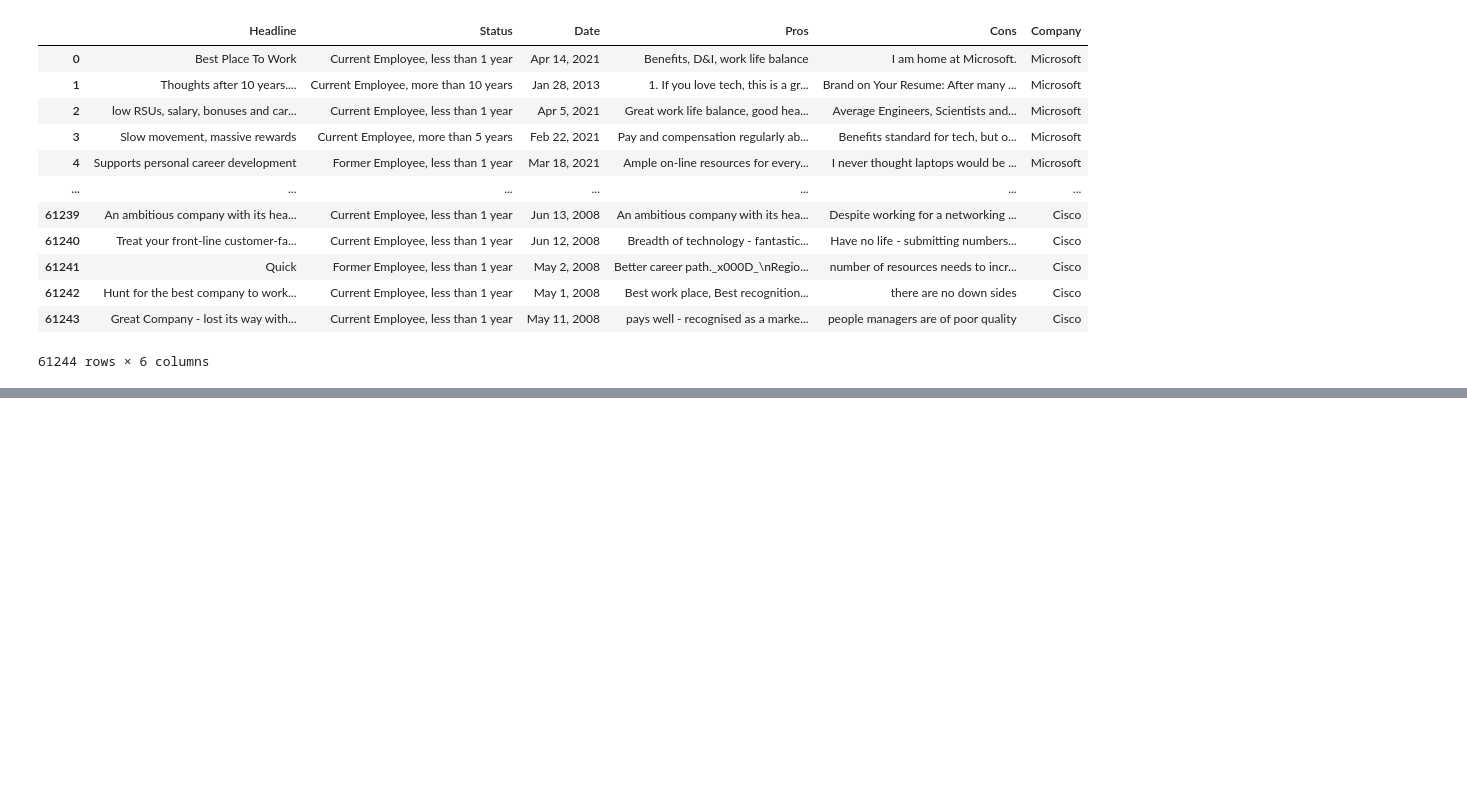
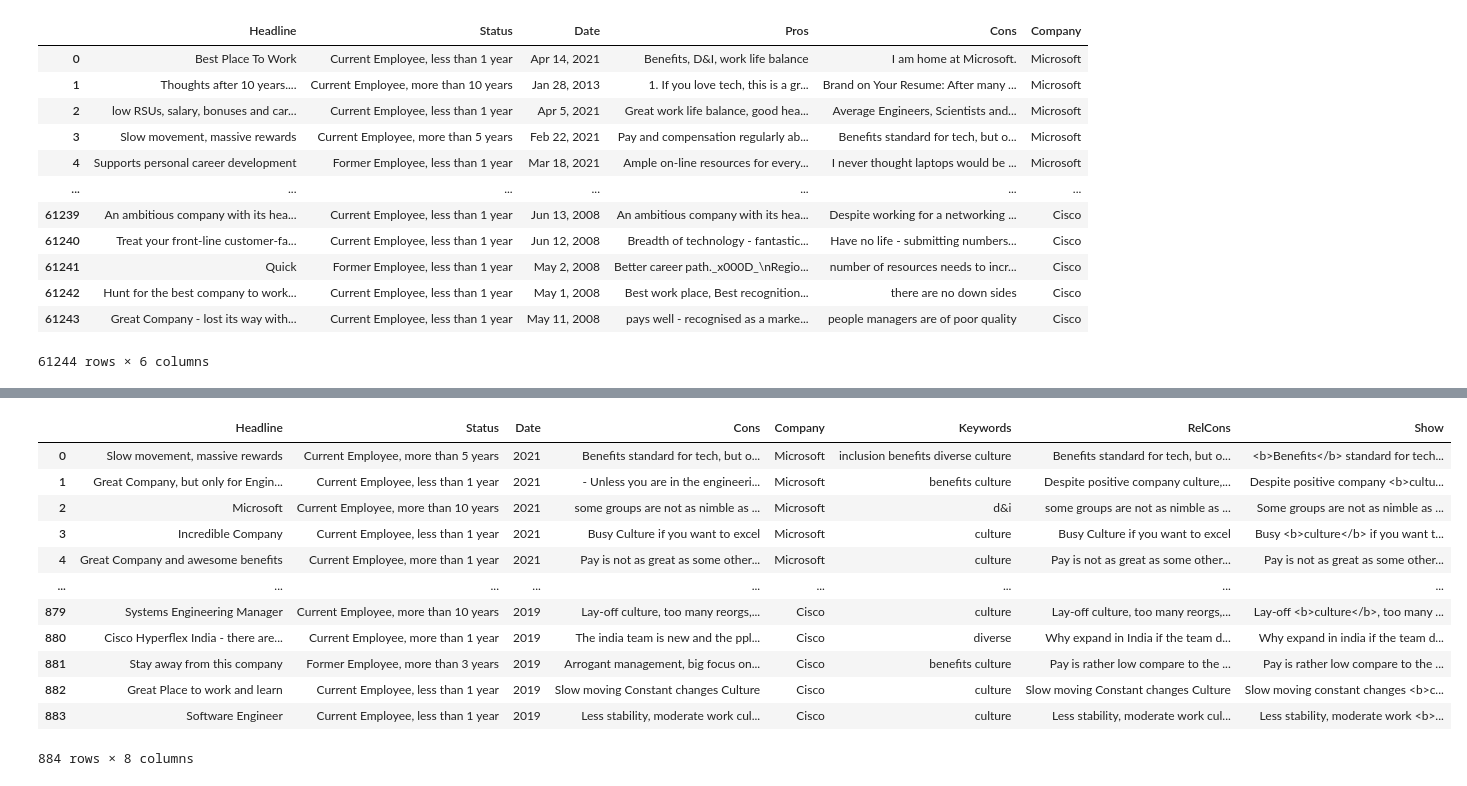
Before and after one commit to sawhney-kartik/inclusive-employement, a Jupyter notebook: Glassdoor/Glassdoor filtered.ipynb, the cells around one changed output, grey strips where cells are left out. Drawn from its saved outputs; the diff is of its cells as text; code cells hidden in the pictures; blank space fills up the shorter version.

```diff
--- a/Glassdoor/Glassdoor filtered.ipynb
+++ b/Glassdoor/Glassdoor filtered.ipynb
@@ -203,0 +145,13 @@ cons['RelCons'] = cons['RelCons'].apply(lambda x: x[1:].strip() if (x[0] == '-')
+# %%
+show = []
+for i in range(len(cons)):
+    keys = cons.Keywords[i].split()
+    str = cons.RelCons[i].lower()
+    for i in keys:
+        str = str.replace(i, '<b>' + i + '</b>')
+    if str[:3] == '<b>':
+        str = str[3:].capitalize()
+        show.append('<b>' + str)
+    else:
+        show.append(str.capitalize())
+cons['Show'] = show
@@ -220,3 +177,19 @@ pros
+# %%
+cons
+# %% [output]
+|  | Headline | Status | Date | Cons | Company | Keywords | RelCons | Show |
+| 0 | Slow movement, massive rewards | Current Employee, more than 5 years | 2021 | Benefits standard for tech, but o... | Microsoft | inclusion benefits diverse culture | Benefits standard for tech, but o... | <b>Benefits</b> standard for tech... |
+| 1 | Great Company, but only for Engin... | Current Employee, less than 1 year | 2021 | - Unless you are in the engineeri... | Microsoft | benefits culture | Despite positive company culture,... | Despite positive company <b>cultu... |
+| 2 | Microsoft | Current Employee, more than 10 years | 2021 | some groups are not as nimble as ... | Microsoft | d&i | some groups are not as nimble as ... | Some groups are not as nimble as ... |
+| 3 | Incredible Company | Current Employee, less than 1 year | 2021 | Busy Culture if you want to excel | Microsoft | culture | Busy Culture if you want to excel | Busy <b>culture</b> if you want t... |
+| 4 | Great Company and awesome benefits | Current Employee, more than 1 year | 2021 | Pay is not as great as some other... | Microsoft | culture | Pay is not as great as some other... | Pay is not as great as some other... |
+| ... | ... | ... | ... | ... | ... | ... | ... | ... |
+| 879 | Systems Engineering Manager | Current Employee, more than 10 years | 2019 | Lay-off culture, too many reorgs,... | Cisco | culture | Lay-off culture, too many reorgs,... | Lay-off <b>culture</b>, too many ... |
+| 880 | Cisco Hyperflex India - there are... | Current Employee, more than 1 year | 2019 | The india team is new and the ppl... | Cisco | diverse | Why expand in India if the team d... | Why expand in india if the team d... |
+| 881 | Stay away from this company | Former Employee, more than 3 years | 2019 | Arrogant management, big focus on... | Cisco | benefits culture | Pay is rather low compare to the ... | Pay is rather low compare to the ... |
+| 882 | Great Place to work and learn | Current Employee, less than 1 year | 2019 | Slow moving Constant changes Culture | Cisco | culture | Slow moving Constant changes Culture | Slow moving constant changes <b>c... |
+| 883 | Software Engineer | Current Employee, less than 1 year | 2019 | Less stability, moderate work cul... | Cisco | culture | Less stability, moderate work cul... | Less stability, moderate work <b>... |
+884 rows × 8 columns
 # %%
 data.to_excel('Relevant_Glassdoor.xlsx', header=True, index=False)
 pros.to_excel('Pros.xlsx', header=True, index=False)
```
Also changed, not shown: parts of 13 cells of this notebook, 3 other files.
